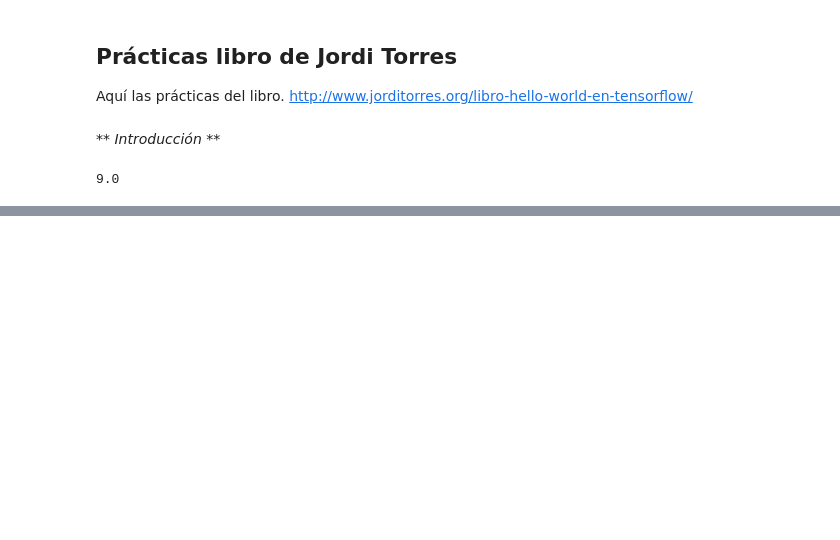
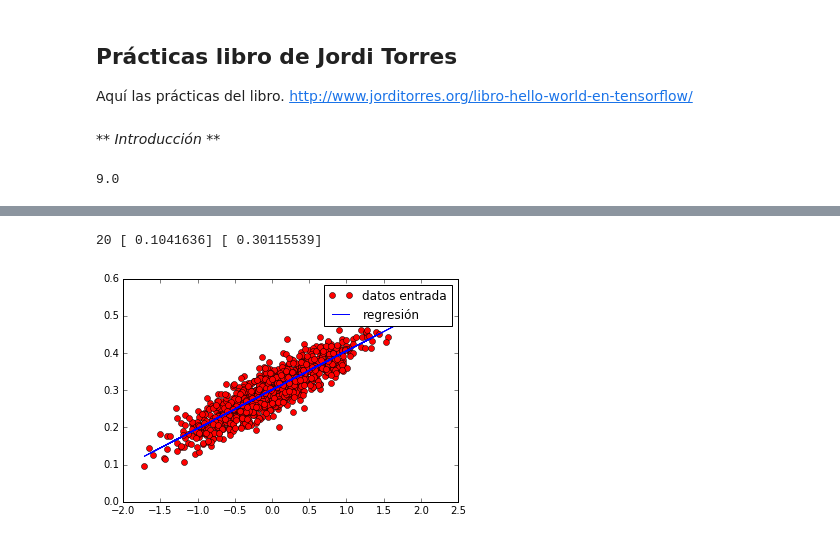
Before and after one commit to hfoffani/tensorflow-dl, a Jupyter notebook: Libro-Jordi.ipynb, the cells around one changed output, grey strips where cells are left out. Drawn from its saved outputs; the diff is of its cells as text; code cells hidden in the pictures; blank space fills up the shorter version.

```diff
--- a/Libro-Jordi.ipynb
+++ b/Libro-Jordi.ipynb
@@ -46,0 +53,26 @@ Función de coste y algoritmo gradient descent
+# %%
+W = tf.Variable(tf.random_uniform([1], -1.0, 1.0))
+b = tf.Variable(tf.zeros([1]))
+y = W * x_data + b
+
+loss = tf.reduce_mean(tf.square(y - y_data))
+
+optimizer = tf.train.GradientDescentOptimizer(0.5)
+train = optimizer.minimize(loss)
+# %%
+init = tf.initialize_all_variables()
+
+sess = tf.Session()
+sess.run(init)
+for step in range(20):
+    sess.run(train)
+print(step+1, sess.run(W), sess.run(b))
+# %% [output]
+20 [ 0.1041636] [ 0.30115539]
+# %%
+plt.plot(x_data, y_data, 'ro', label='datos entrada')
+plt.plot(x_data, sess.run(W) * x_data + sess.run(b), label='regresión')
+plt.legend()
+plt.show()
+# %% [output]
+[figure, added]
```
Also changed, not shown: parts of 4 cells of this notebook.
